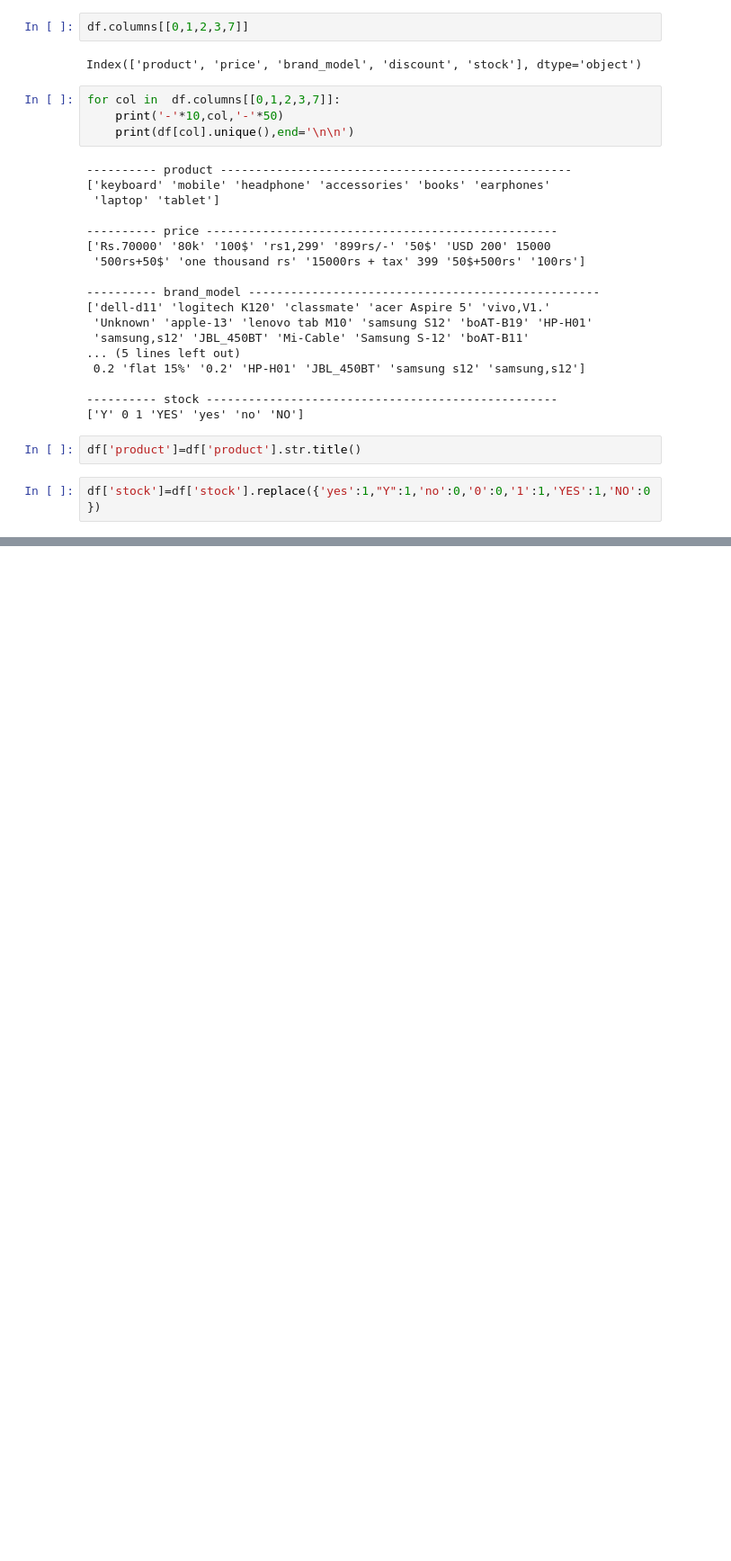
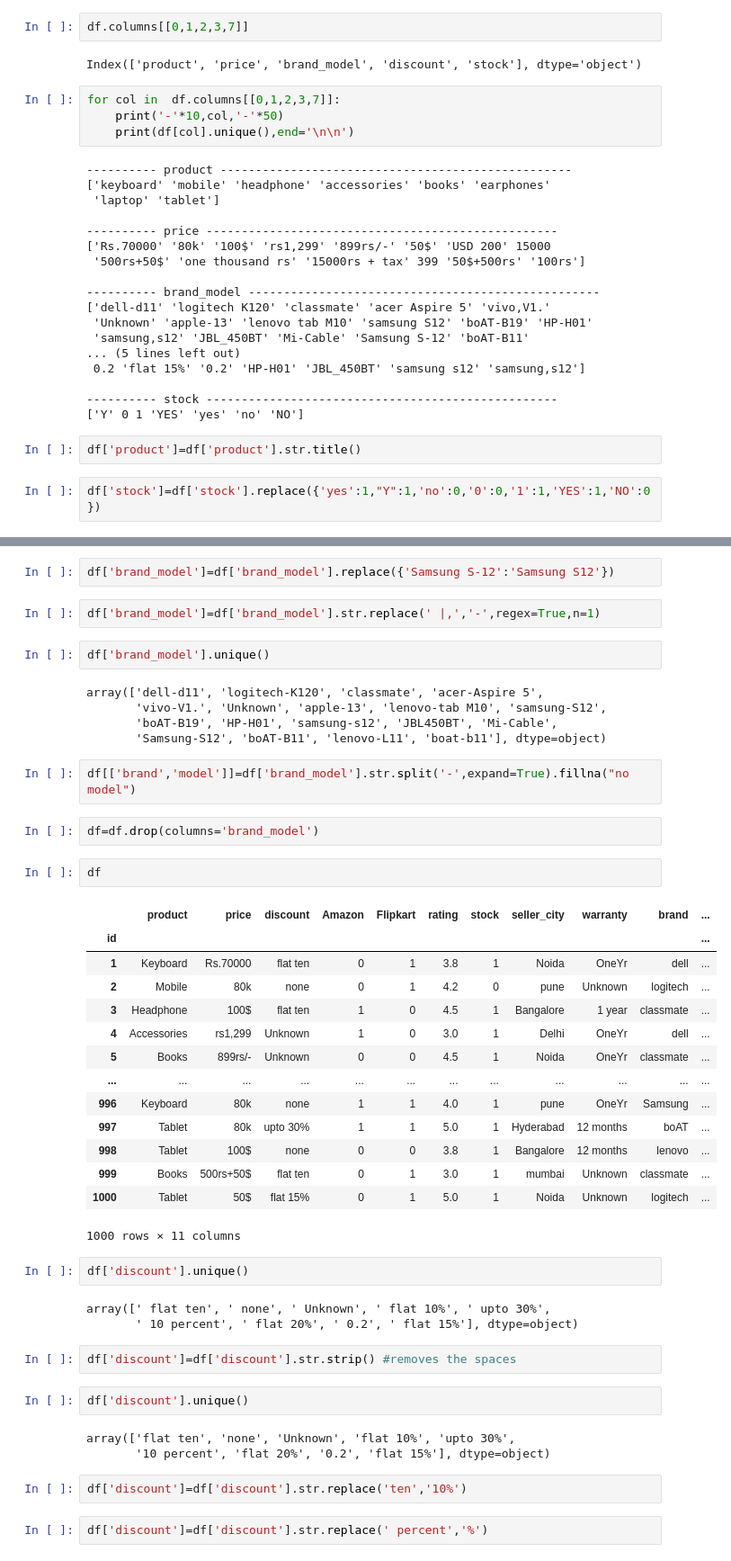
Before and after one commit to Aakashdoraisamy/python-data-science, a Jupyter notebook: Python_Libraries/pandas/mock/mock.ipynb, the cells around one changed output, grey strips where cells are left out. Shown at 90% size. Drawn from its saved outputs; the diff is of its cells as text; blank space fills up the shorter version.

```diff
--- a/Python_Libraries/pandas/mock/mock.ipynb
+++ b/Python_Libraries/pandas/mock/mock.ipynb
@@ -266,0 +289,48 @@ Length: 1000, dtype: object
+# %%
+df['brand_model']=df['brand_model'].replace({'Samsung S-12':'Samsung S12'})
+# %%
+df['brand_model']=df['brand_model'].str.replace(' |,','-',regex=True,n=1)
+# %%
+df['brand_model'].unique()
+# %% [output]
+array(['dell-d11', 'logitech-K120', 'classmate', 'acer-Aspire 5',
+       'vivo-V1.', 'Unknown', 'apple-13', 'lenovo-tab M10', 'samsung-S12',
+       'boAT-B19', 'HP-H01', 'samsung-s12', 'JBL450BT', 'Mi-Cable',
+       'Samsung-S12', 'boAT-B11', 'lenovo-L11', 'boat-b11'], dtype=object)
+# %%
+df[['brand','model']]=df['brand_model'].str.split('-',expand=True).fillna("no model")
+# %%
+df=df.drop(columns='brand_model')
+# %%
+df
+# %% [output]
+|  | product | price | discount | Amazon | Flipkart | rating | stock | seller_city | warranty | brand | ... |
+| id |  |  |  |  |  |  |  |  |  |  | ... |
+| 1 | Keyboard | Rs.70000 | flat ten | 0 | 1 | 3.8 | 1 | Noida | OneYr | dell | ... |
+| 2 | Mobile | 80k | none | 0 | 1 | 4.2 | 0 | pune | Unknown | logitech | ... |
+| 3 | Headphone | 100$ | flat ten | 1 | 0 | 4.5 | 1 | Bangalore | 1 year | classmate | ... |
+| 4 | Accessories | rs1,299 | Unknown | 1 | 0 | 3.0 | 1 | Delhi | OneYr | dell | ... |
+| 5 | Books | 899rs/- | Unknown | 0 | 0 | 4.5 | 1 | Noida | OneYr | classmate | ... |
+| ... | ... | ... | ... | ... | ... | ... | ... | ... | ... | ... | ... |
+| 996 | Keyboard | 80k | none | 1 | 1 | 4.0 | 1 | pune | OneYr | Samsung | ... |
+| 997 | Tablet | 80k | upto 30% | 1 | 1 | 5.0 | 1 | Hyderabad | 12 months | boAT | ... |
+| 998 | Tablet | 100$ | none | 0 | 0 | 3.8 | 1 | Bangalore | 12 months | lenovo | ... |
+| 999 | Books | 500rs+50$ | flat ten | 0 | 1 | 3.0 | 1 | mumbai | Unknown | classmate | ... |
+| 1000 | Tablet | 50$ | flat 15% | 0 | 1 | 5.0 | 1 | Noida | Unknown | logitech | ... |
+1000 rows × 11 columns
+# %%
+df['discount'].unique()
+# %% [output]
+array([' flat ten', ' none', ' Unknown', ' flat 10%', ' upto 30%',
+       ' 10 percent', ' flat 20%', ' 0.2', ' flat 15%'], dtype=object)
+# %%
+df['discount']=df['discount'].str.strip() #removes the spaces
+# %%
+df['discount'].unique()
+# %% [output]
+array(['flat ten', 'none', 'Unknown', 'flat 10%', 'upto 30%',
+       '10 percent', 'flat 20%', '0.2', 'flat 15%'], dtype=object)
+# %%
+df['discount']=df['discount'].str.replace('ten','10%')
+# %%
+df['discount']=df['discount'].str.replace(' percent','%')
```
Also changed, not shown: parts of 41 cells of this notebook.
